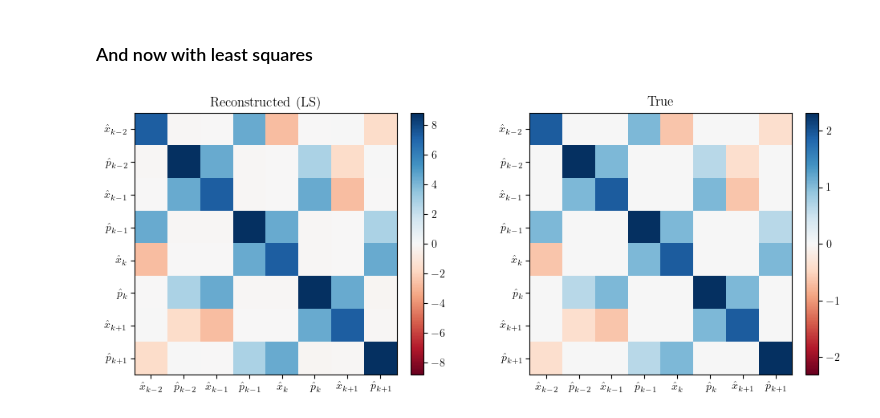
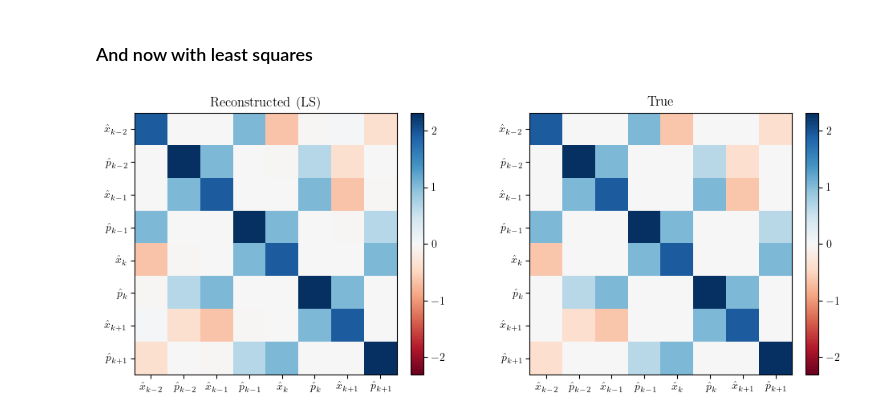
Before and after one commit to roseopicta/phase_scan, a Jupyter notebook: notebooks/3_rail_state.ipynb, the cells around one changed output. Cells and saved outputs as stored; diff of their text form; code cells hidden in the pictures.

```diff
--- a/notebooks/3_rail_state.ipynb
+++ b/notebooks/3_rail_state.ipynb
@@ -193,14 +194,14 @@ plt.show()
 # %% [markdown]
 ### And now with least squares
 # %%
-estimated_sigma = ml_covariance_estimation_direct_ls(gaussian_utils.collect_adjacent_samples(data, 4))
+estimated_sigma_ls = gmm_covariance_estimation(gaussian_utils.collect_adjacent_samples(data, 4), num_steps=1)
 
 fig, axs = plt.subplots(1, 2, figsize=(10, 4))
 gaussian_utils.plot_covariance_matrix(
     full_sigma[:8, :8], title='True', show_var_names=True, sequential=True, axs=axs[1])
 gaussian_utils.plot_covariance_matrix(
-    estimated_sigma, title='Reconstructed (LS)', show_var_names=True, sequential=True, axs=axs[0])
+    estimated_sigma_ls, title='Reconstructed (LS)', show_var_names=True, sequential=True, axs=axs[0])
 plt.tight_layout()
 plt.show()
 # %% [output]
-[figure, old version]
+[figure, new version]
```
Also changed, not shown: parts of 4 cells of this notebook, 4 other files.
